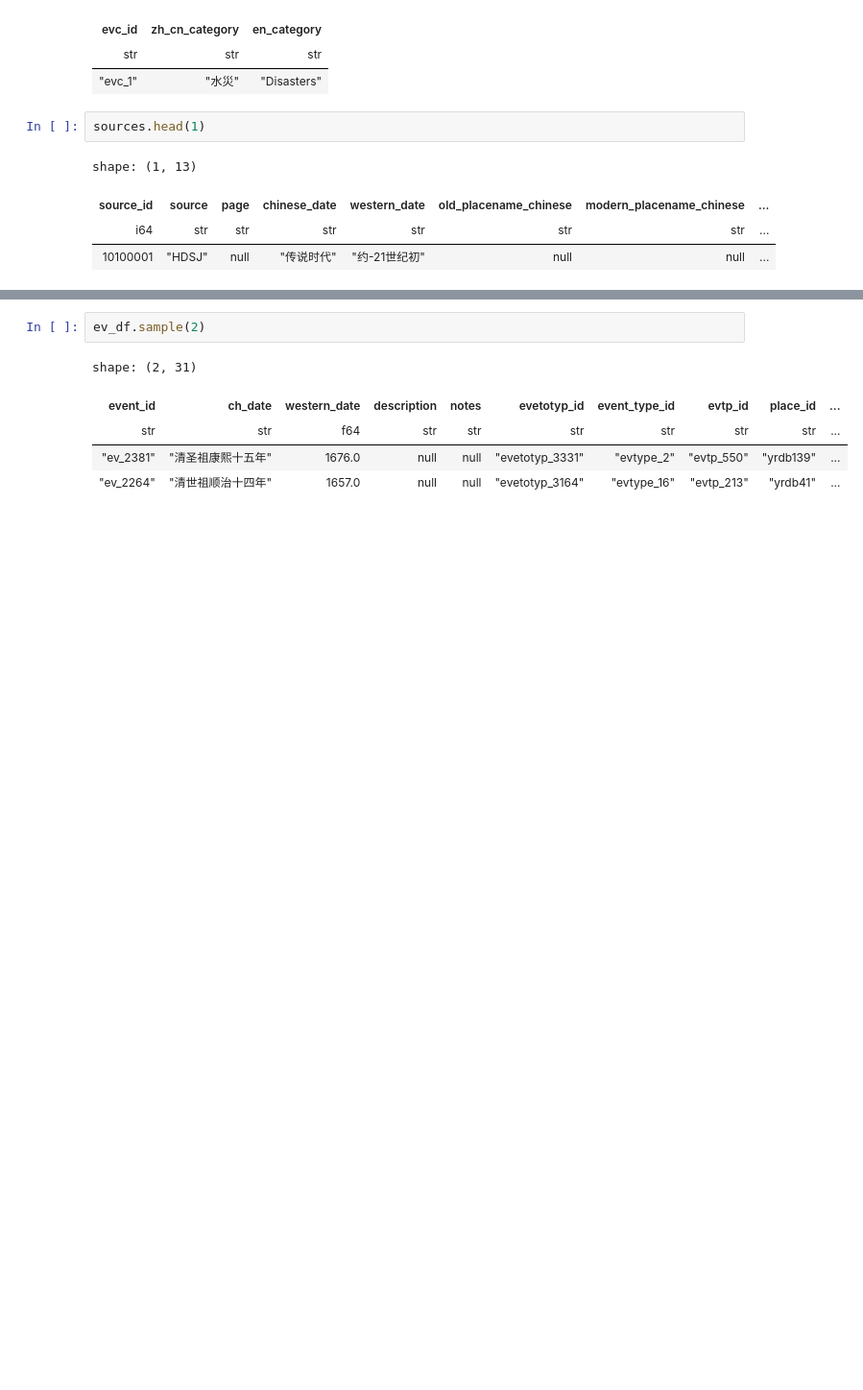
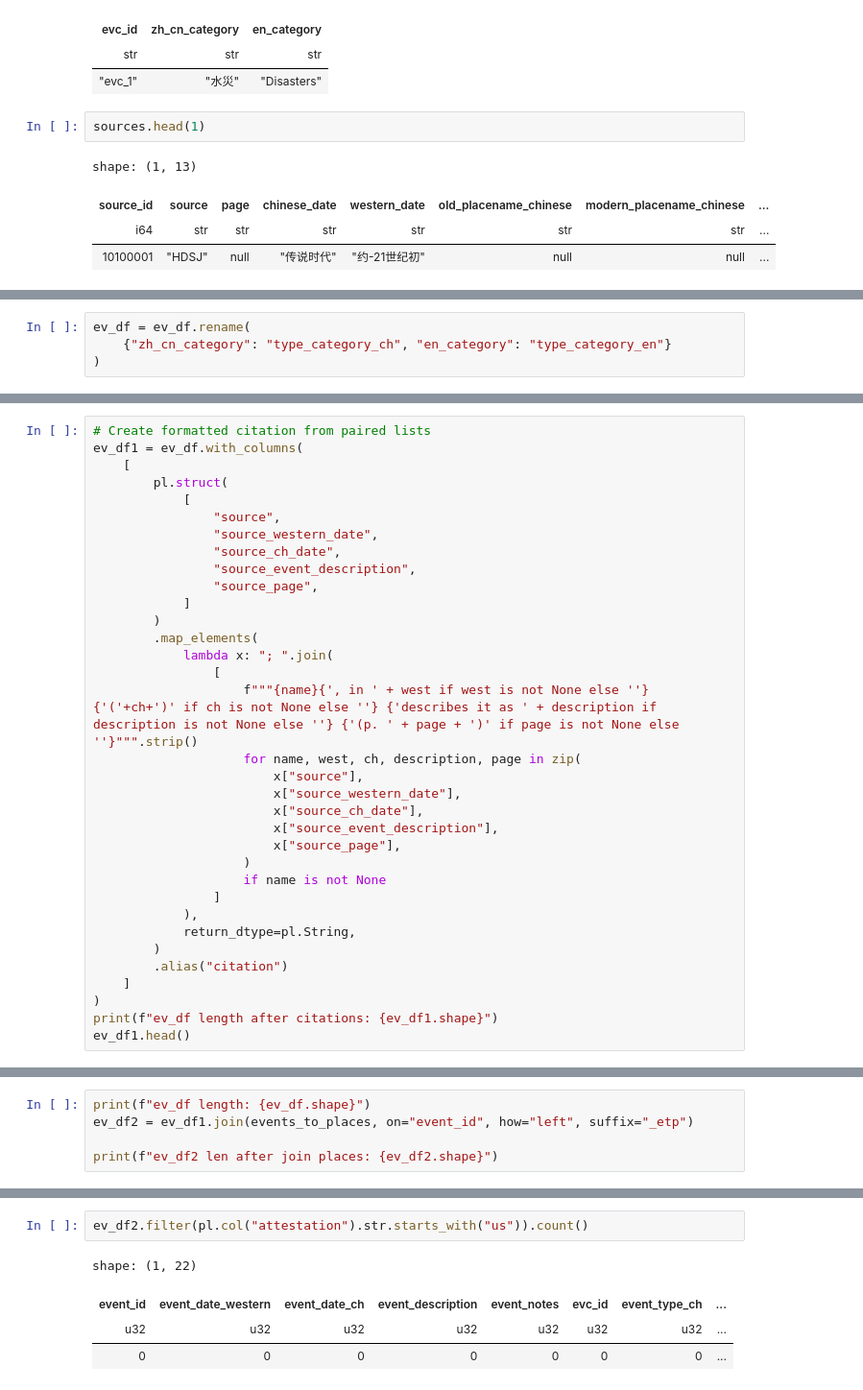
Before and after one commit to YellowRiverDatabase/geodata, a Jupyter notebook: atlas_data/data_to_events_json.ipynb, the cells around one changed output, grey strips where cells are left out. Shown at 96% size. Cells and saved outputs as stored; diff of their text form; blank space fills up the shorter version.

```diff
--- a/atlas_data/data_to_events_json.ipynb
+++ b/atlas_data/data_to_events_json.ipynb
@@ -298,0 +338,4 @@ ev_df len after join2: (15639, 31)
+# %%
+ev_df = ev_df.rename(
+    {"zh_cn_category": "type_category_ch", "en_category": "type_category_en"}
+)
@@ -298,0 +459,34 @@ ev_df len after join2: (15639, 31)
+# %%
+# Create formatted citation from paired lists
+ev_df1 = ev_df.with_columns(
+    [
+        pl.struct(
+            [
+                "source",
+                "source_western_date",
+                "source_ch_date",
+                "source_event_description",
+                "source_page",
+            ]
+        )
+        .map_elements(
+            lambda x: "; ".join(
+                [
+                    f"""{name}{', in ' + west if west is not None else ''} {'('+ch+')' if ch is not None else ''} {'describes it as ' + description if description is not None else ''} {'(p. ' + page + ')' if page is not None else ''}""".strip()
+                    for name, west, ch, description, page in zip(
+                        x["source"],
+                        x["source_western_date"],
+                        x["source_ch_date"],
+                        x["source_event_description"],
+                        x["source_page"],
+                    )
+                    if name is not None
+                ]
+            ),
+            return_dtype=pl.String,
+        )
+        .alias("citation")
+    ]
+)
+print(f"ev_df length after citations: {ev_df1.shape}")
+ev_df1.head()
@@ -298,0 +503,5 @@ ev_df len after join2: (15639, 31)
+# %%
+print(f"ev_df length: {ev_df.shape}")
+ev_df2 = ev_df1.join(events_to_places, on="event_id", how="left", suffix="_etp")
+
+print(f"ev_df2 len after join places: {ev_df2.shape}")
@@ -299,8 +518,7 @@ ev_df len after join2: (15639, 31)
 # %%
-ev_df.sample(2)
+ev_df2.filter(pl.col("attestation").str.starts_with("us")).count()
 # %% [output]
-shape: (2, 31)
+shape: (1, 22)
-| event_id | ch_date | western_date | description | notes | evetotyp_id | event_type_id | evtp_id | place_id | ... |
-| str | str | f64 | str | str | str | str | str | str | ... |
-| "ev_2381" | "清圣祖康熙十五年" | 1676.0 | null | null | "evetotyp_3331" | "evtype_2" | "evtp_550" | "yrdb139" | ... |
-| "ev_2264" | "清世祖顺治十四年" | 1657.0 | null | null | "evetotyp_3164" | "evtype_16" | "evtp_213" | "yrdb41" | ... |
+| event_id | event_date_western | event_date_ch | event_description | event_notes | evc_id | event_type_ch | ... |
+| u32 | u32 | u32 | u32 | u32 | u32 | u32 | ... |
+| 0 | 0 | 0 | 0 | 0 | 0 | 0 | ... |
```
Also changed, not shown: parts of 14 cells of this notebook.
